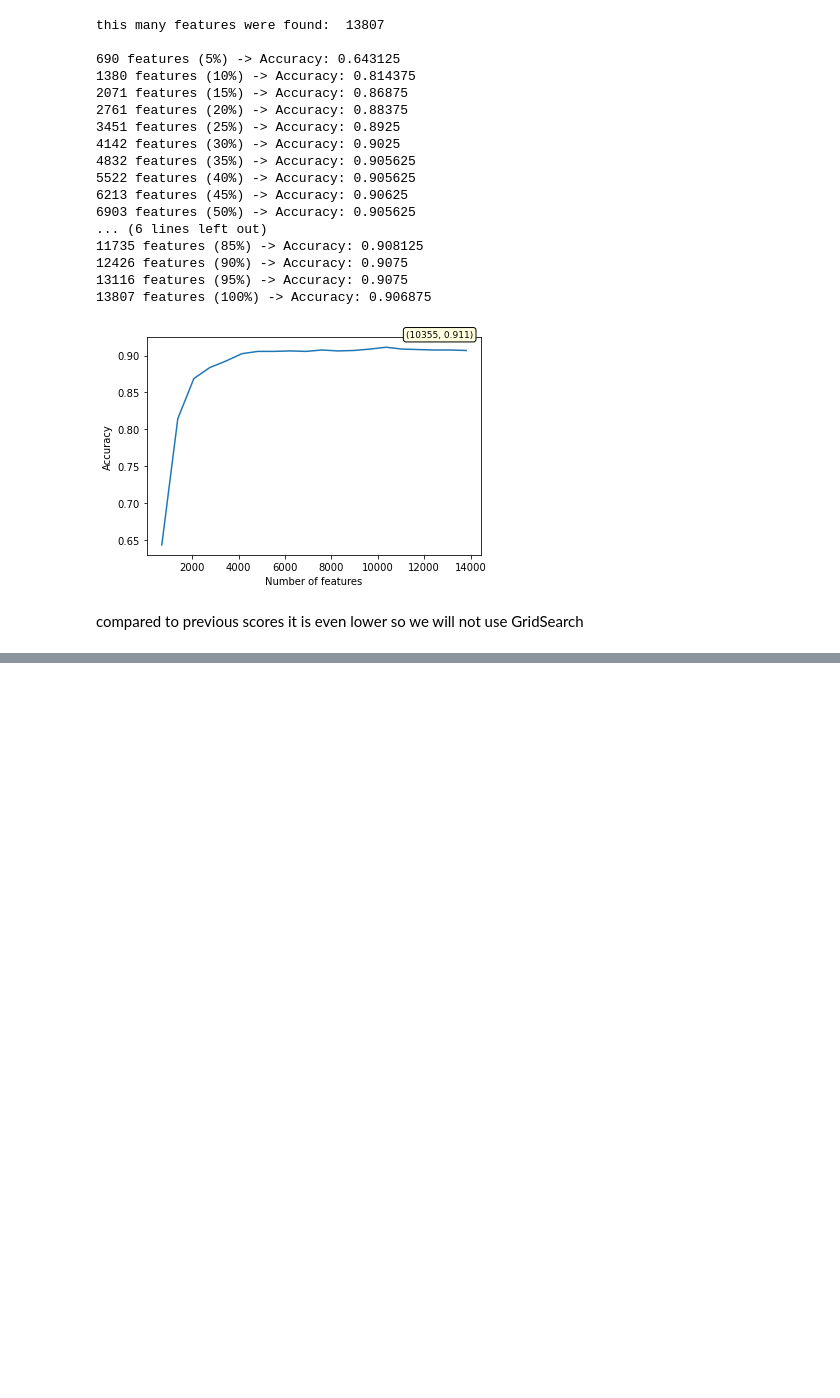
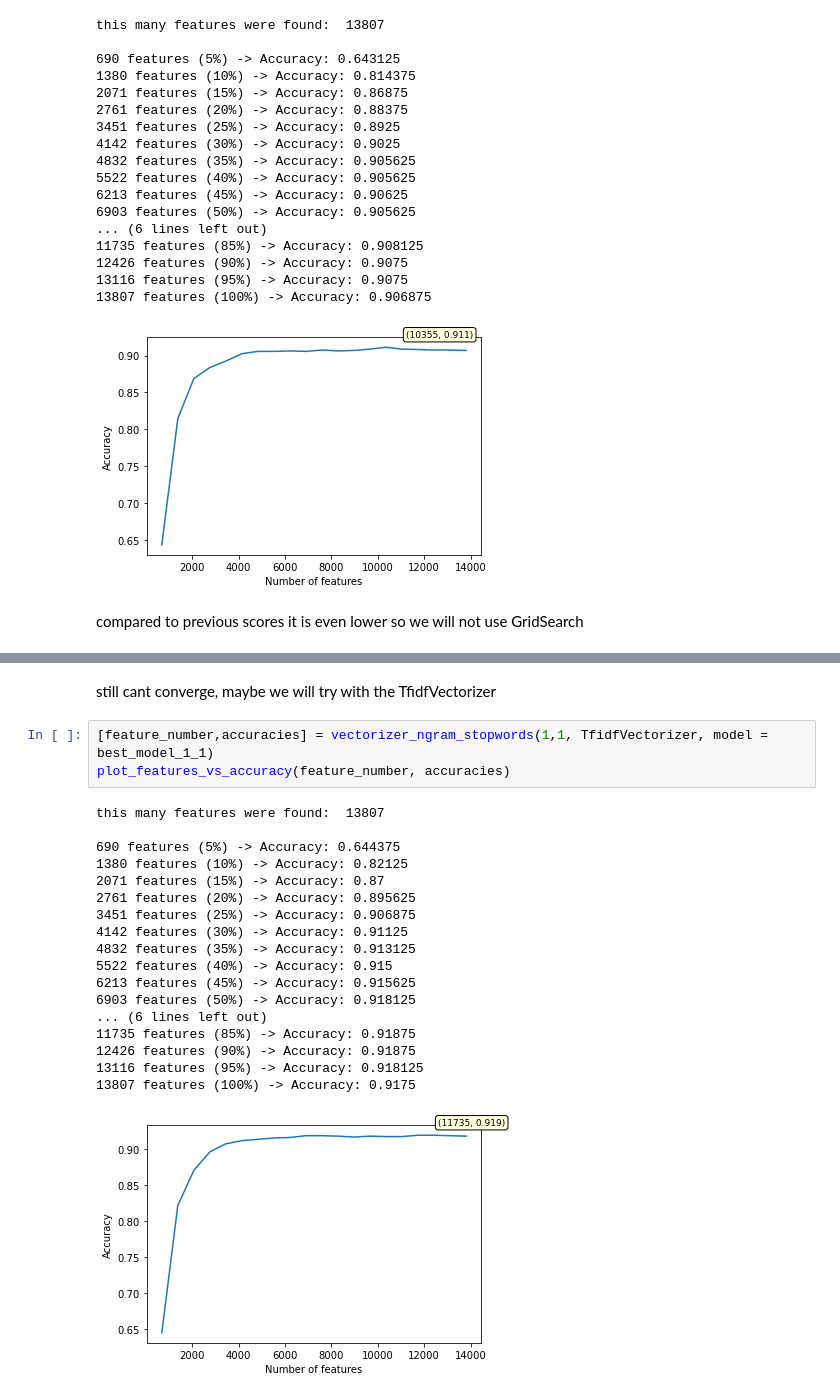
Before and after one commit to michalwietecki/text-emotion-classification, a Jupyter notebook: classification.ipynb, the cells around one changed output, grey strips where cells are left out. Cells and saved outputs as stored; diff of their text form; blank space fills up the shorter version.

```diff
--- a/classification.ipynb
+++ b/classification.ipynb
@@ -1179,0 +1244,24 @@ compared to previous scores it is even lower so we will not use GridSearch
+# %% [markdown]
+still cant converge, maybe we will try with the TfidfVectorizer
+# %%
+[feature_number,accuracies] = vectorizer_ngram_stopwords(1,1, TfidfVectorizer, model = best_model_1_1)
+plot_features_vs_accuracy(feature_number, accuracies)
+# %% [output]
+this many features were found:  13807
+
+690 features (5%) -> Accuracy: 0.644375
+1380 features (10%) -> Accuracy: 0.82125
+2071 features (15%) -> Accuracy: 0.87
+2761 features (20%) -> Accuracy: 0.895625
+3451 features (25%) -> Accuracy: 0.906875
+4142 features (30%) -> Accuracy: 0.91125
+4832 features (35%) -> Accuracy: 0.913125
+5522 features (40%) -> Accuracy: 0.915
+6213 features (45%) -> Accuracy: 0.915625
+6903 features (50%) -> Accuracy: 0.918125
+... (6 lines left out)
+11735 features (85%) -> Accuracy: 0.91875
+12426 features (90%) -> Accuracy: 0.91875
+13116 features (95%) -> Accuracy: 0.918125
+13807 features (100%) -> Accuracy: 0.9175
+[figure, added]
```
Also changed, not shown: parts of 17 cells of this notebook.
